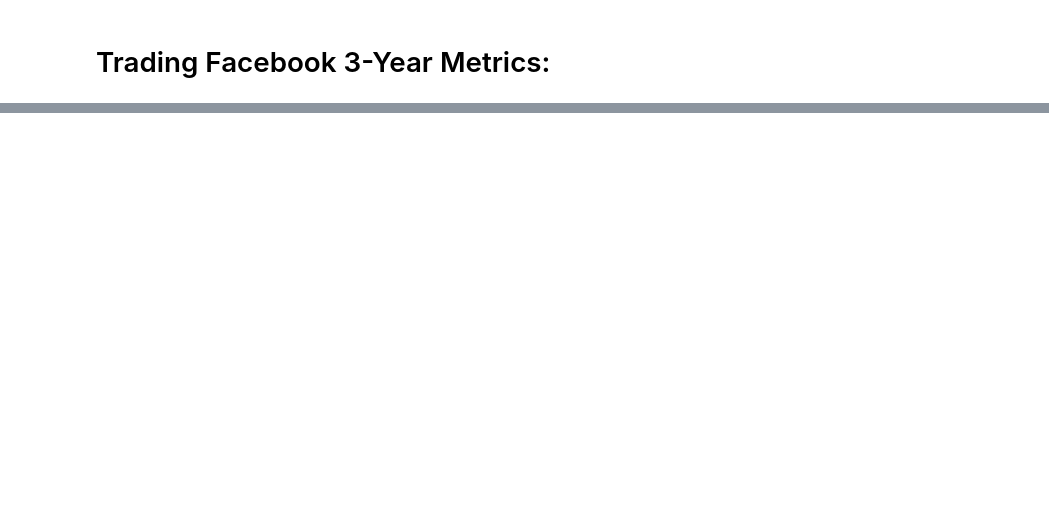
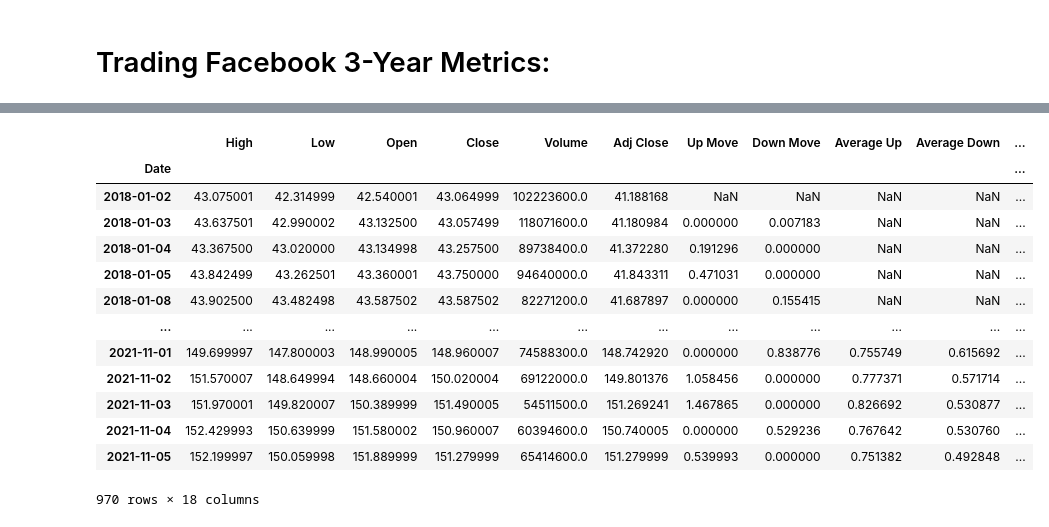
Before and after one commit to Callyong/Trading_Study, a Jupyter notebook: RSI_Sample_works.ipynb, the cells around one changed output, grey strips where cells are left out. Saved outputs shown, nothing was run; the diff lists cells and outputs as text; code cells hidden in the pictures; blank space fills up the shorter version.

```diff
--- a/RSI_Sample_works.ipynb
+++ b/RSI_Sample_works.ipynb
@@ -266,0 +179,17 @@ Our average profit per trade was  1.138636255262493 %
+# %%
+df
+# %% [output]
+|  | High | Low | Open | Close | Volume | Adj Close | Up Move | Down Move | Average Up | Average Down | ... |
+| Date |  |  |  |  |  |  |  |  |  |  | ... |
+| 2018-01-02 | 43.075001 | 42.314999 | 42.540001 | 43.064999 | 102223600.0 | 41.188168 | NaN | NaN | NaN | NaN | ... |
+| 2018-01-03 | 43.637501 | 42.990002 | 43.132500 | 43.057499 | 118071600.0 | 41.180984 | 0.000000 | 0.007183 | NaN | NaN | ... |
+| 2018-01-04 | 43.367500 | 43.020000 | 43.134998 | 43.257500 | 89738400.0 | 41.372280 | 0.191296 | 0.000000 | NaN | NaN | ... |
+| 2018-01-05 | 43.842499 | 43.262501 | 43.360001 | 43.750000 | 94640000.0 | 41.843311 | 0.471031 | 0.000000 | NaN | NaN | ... |
+| 2018-01-08 | 43.902500 | 43.482498 | 43.587502 | 43.587502 | 82271200.0 | 41.687897 | 0.000000 | 0.155415 | NaN | NaN | ... |
+| ... | ... | ... | ... | ... | ... | ... | ... | ... | ... | ... | ... |
+| 2021-11-01 | 149.699997 | 147.800003 | 148.990005 | 148.960007 | 74588300.0 | 148.742920 | 0.000000 | 0.838776 | 0.755749 | 0.615692 | ... |
+| 2021-11-02 | 151.570007 | 148.649994 | 148.660004 | 150.020004 | 69122000.0 | 149.801376 | 1.058456 | 0.000000 | 0.777371 | 0.571714 | ... |
+| 2021-11-03 | 151.970001 | 149.820007 | 150.389999 | 151.490005 | 54511500.0 | 151.269241 | 1.467865 | 0.000000 | 0.826692 | 0.530877 | ... |
+| 2021-11-04 | 152.429993 | 150.639999 | 151.580002 | 150.960007 | 60394600.0 | 150.740005 | 0.000000 | 0.529236 | 0.767642 | 0.530760 | ... |
+| 2021-11-05 | 152.199997 | 150.059998 | 151.889999 | 151.279999 | 65414600.0 | 151.279999 | 0.539993 | 0.000000 | 0.751382 | 0.492848 | ... |
+970 rows × 18 columns
```
Also changed, not shown: parts of 11 cells of this notebook, 2 other files.
